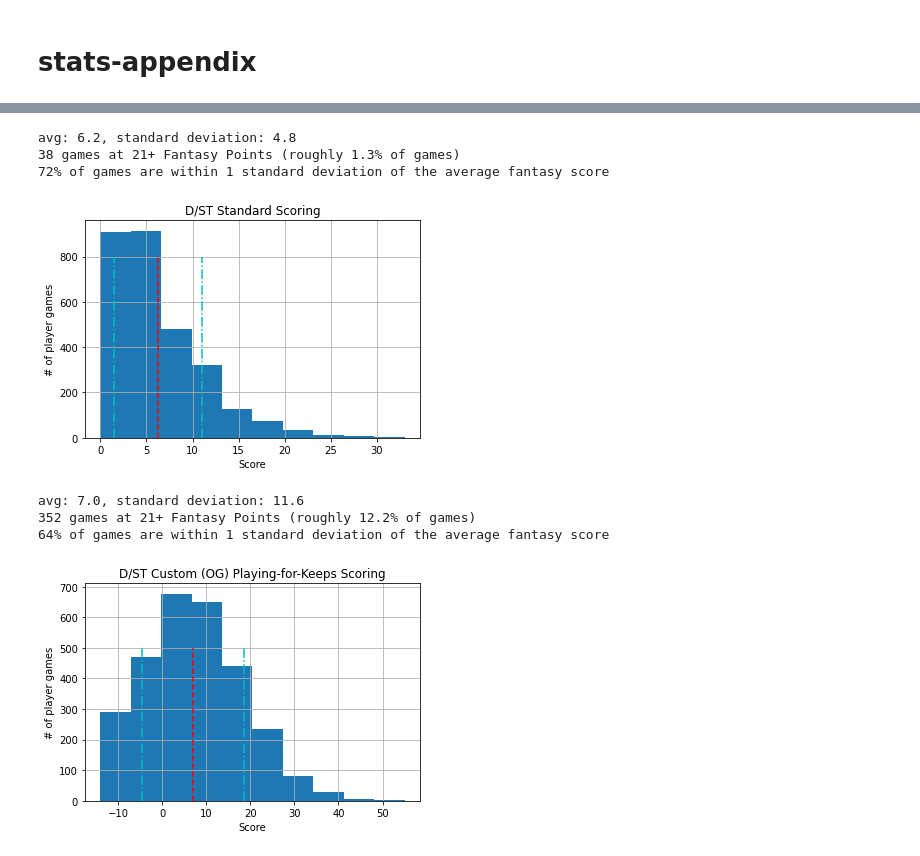
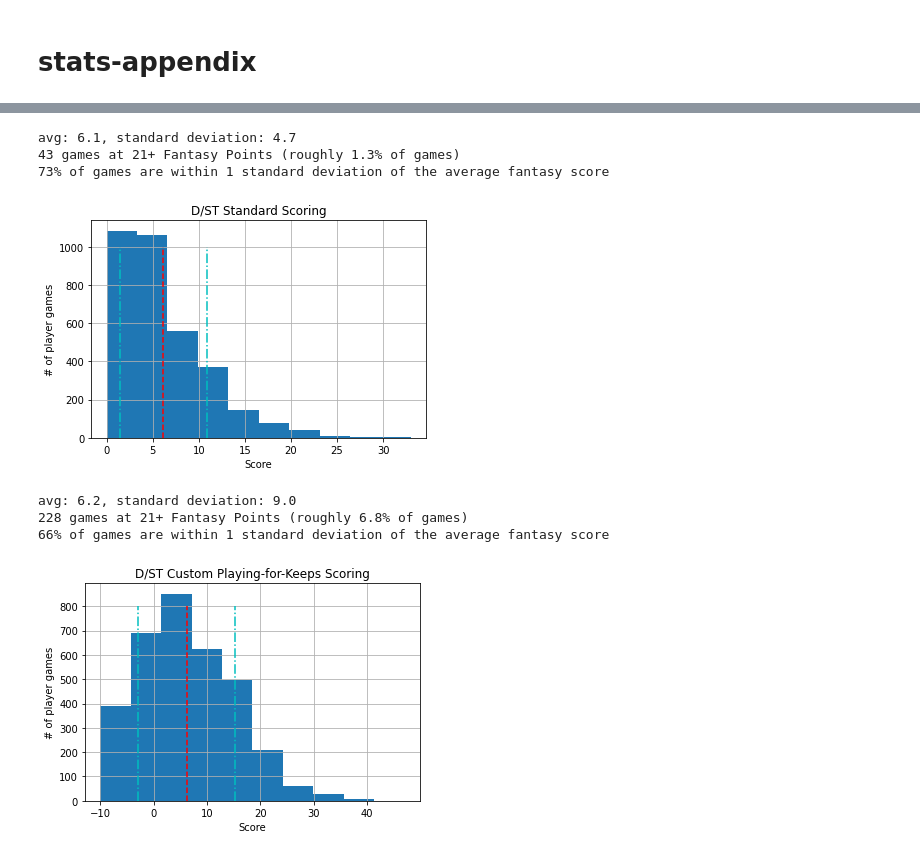
Before and after one commit to wspurgin/fantasy_football_stats, a Jupyter notebook: Fantasy Football Defense Stat Scrapper.ipynb, the cells around one changed output, grey strips where cells are left out. Drawn from its saved outputs; the diff is of its cells as text; code cells hidden in the pictures.

```diff
--- a/Fantasy Football Defense Stat Scrapper.ipynb
+++ b/Fantasy Football Defense Stat Scrapper.ipynb
@@ -24,5 +26,5 @@ import sys
 # %%
-seasons = [2014, 2015, 2016, 2017, 2018, 2019]
+seasons = [2014, 2015, 2016, 2017, 2018, 2019, 2020]
 weeks = range(1, 17)
 pos = {
     "D/ST": 99,
@@ -396,30 +293,30 @@ avg = df.FPts.mean()
 std = df.FPts.std()
 df.FPts.hist()
 plt.title("D/ST Standard Scoring")
-plt.vlines([avg, avg + std, avg - std], 0, 800, ['r', 'c', 'c'], ['dashed', 'dashdot', 'dashdot'])
+plt.vlines([avg, avg + std, avg - std], 0, 1000, ['r', 'c', 'c'], ['dashed', 'dashdot', 'dashdot'])
 plt.xlabel("Score")
 plt.ylabel("# of player games")
 print("avg: {:.1f}, standard deviation: {:.1f}".format(avg, std))
 print("{} games at 21+ Fantasy Points (roughly {:.1%} of games)".format(df.where(df.FPts > 20).G.count(), df.where(df.FPts > 20).G.count() / df.G.count()))
 print("{0:.0%} of games are within 1 standard deviation of the average fantasy score".format(df.where(df.FPts >= (avg - std)).where(df.FPts <= (avg + std)).G.count() / df.G.count()))
 # %% [output]
-avg: 6.2, standard deviation: 4.8
-38 games at 21+ Fantasy Points (roughly 1.3% of games)
-72% of games are within 1 standard deviation of the average fantasy score
+avg: 6.1, standard deviation: 4.7
+43 games at 21+ Fantasy Points (roughly 1.3% of games)
+73% of games are within 1 standard deviation of the average fantasy score
-[figure, old version]
+[figure, new version]
 # %%
 avg = df.CustFPts.mean()
 std = df.CustFPts.std()
 df.CustFPts.hist()
-plt.title("D/ST Custom (OG) Playing-for-Keeps Scoring")
-plt.vlines([avg, avg + std, avg - std], 0, 500, ['r', 'c', 'c'], ['dashed', 'dashdot', 'dashdot'])
+plt.title("D/ST Custom Playing-for-Keeps Scoring")
+plt.vlines([avg, avg + std, avg - std], 0, 800, ['r', 'c', 'c'], ['dashed', 'dashdot', 'dashdot'])
 plt.xlabel("Score")
 plt.ylabel("# of player games")
 print("avg: {:.1f}, standard deviation: {:.1f}".format(avg, std))
 print("{} games at 21+ Fantasy Points (roughly {:.1%} of games)".format(df.where(df.CustFPts > 20).G.count(), df.where(df.CustFPts > 20).G.count() / df.G.count()))
 print("{0:.0%} of games are within 1 standard deviation of the average fantasy score".format(df.where(df.CustFPts >= (avg - std)).where(df.CustFPts <= (avg + std)).G.count() / df.G.count()))
 # %% [output]
-avg: 7.0, standard deviation: 11.6
-352 games at 21+ Fantasy Points (roughly 12.2% of games)
-64% of games are within 1 standard deviation of the average fantasy score
+avg: 6.2, standard deviation: 9.0
+228 games at 21+ Fantasy Points (roughly 6.8% of games)
+66% of games are within 1 standard deviation of the average fantasy score
-[figure, old version]
+[figure, new version]
```
Also changed, not shown: parts of 34 cells of this notebook.
